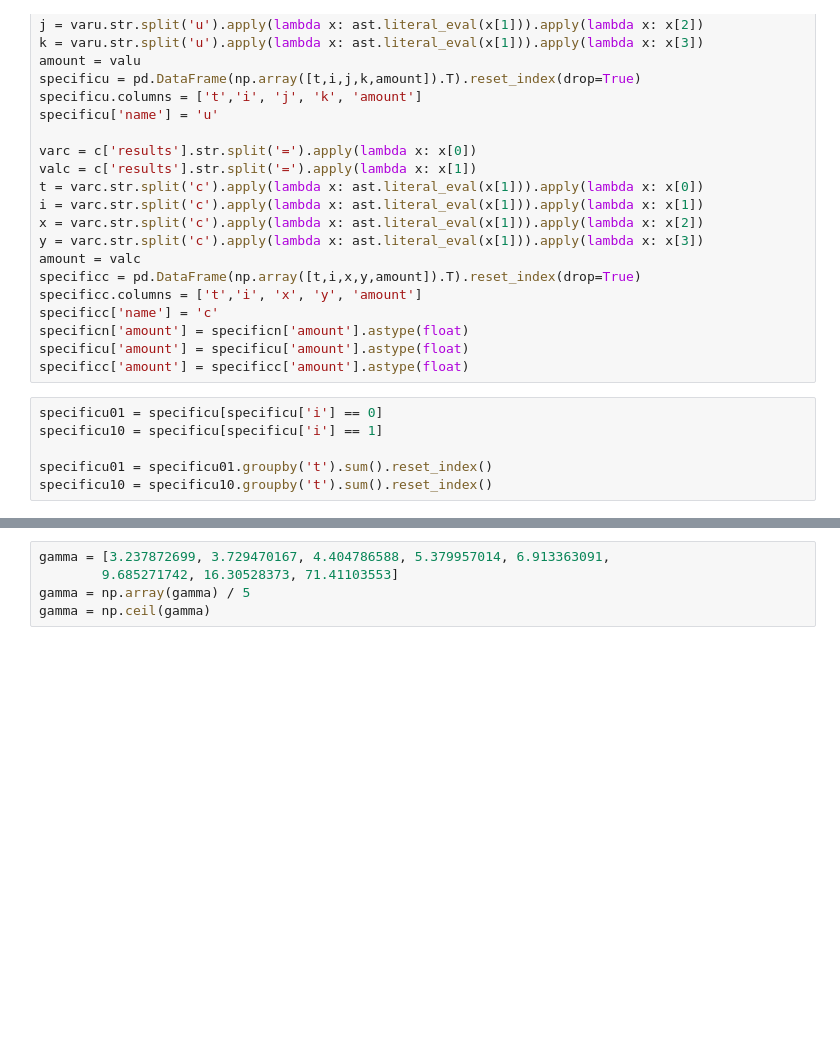
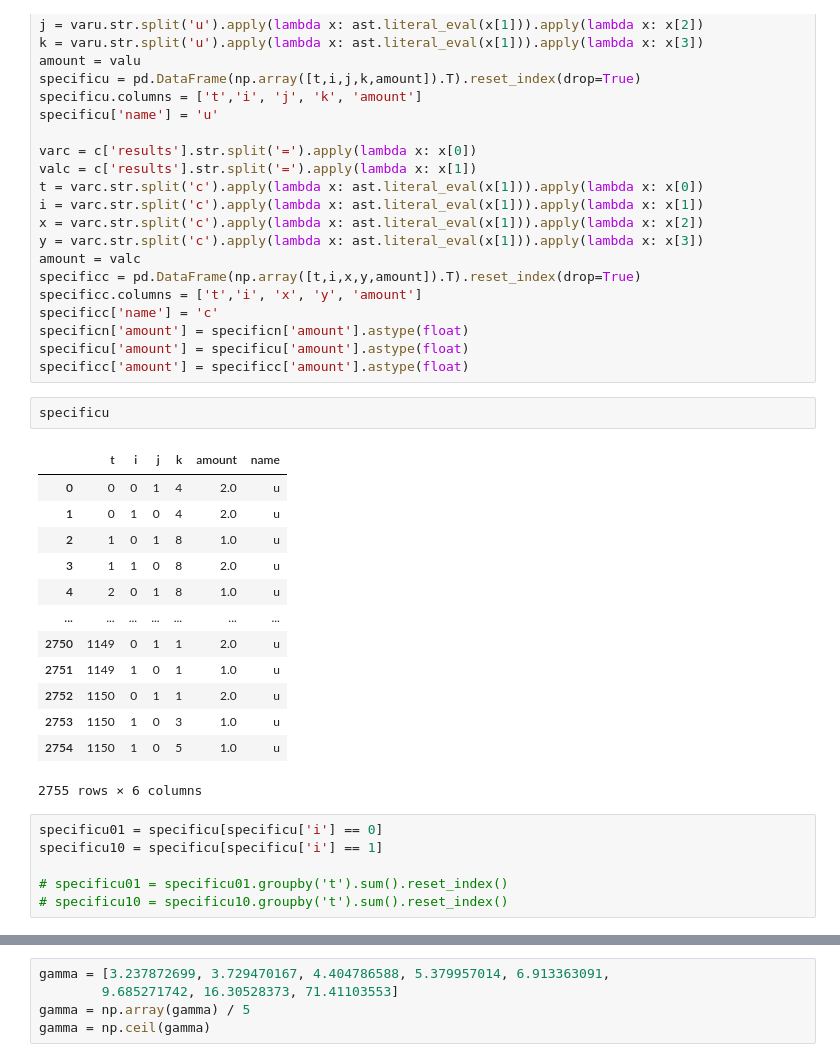
Before and after one commit to Xuan-1998/UAM_system_optimization, a Jupyter notebook: src:code/TestingFile.ipynb, the cells around one changed output, grey strips where cells are left out. Saved outputs shown, nothing was run; the diff lists cells and outputs as text; blank space fills up the shorter version.

```diff
--- a/src:code/TestingFile.ipynb
+++ b/src:code/TestingFile.ipynb
@@ -47,9 +47,25 @@ specificc['name'] = 'c'
 specificn['amount'] = specificn['amount'].astype(float)
 specificu['amount'] = specificu['amount'].astype(float)
 specificc['amount'] = specificc['amount'].astype(float)
+# %%
+specificu
+# %% [output]
+|  | t | i | j | k | amount | name |
+| 0 | 0 | 0 | 1 | 4 | 2.0 | u |
+| 1 | 0 | 1 | 0 | 4 | 2.0 | u |
+| 2 | 1 | 0 | 1 | 8 | 1.0 | u |
+| 3 | 1 | 1 | 0 | 8 | 2.0 | u |
+| 4 | 2 | 0 | 1 | 8 | 1.0 | u |
+| ... | ... | ... | ... | ... | ... | ... |
+| 2750 | 1149 | 0 | 1 | 1 | 2.0 | u |
+| 2751 | 1149 | 1 | 0 | 1 | 1.0 | u |
+| 2752 | 1150 | 0 | 1 | 1 | 2.0 | u |
+| 2753 | 1150 | 1 | 0 | 3 | 1.0 | u |
+| 2754 | 1150 | 1 | 0 | 5 | 1.0 | u |
+2755 rows × 6 columns
 # %%
 specificu01 = specificu[specificu['i'] == 0]
 specificu10 = specificu[specificu['i'] == 1]
 
-specificu01 = specificu01.groupby('t').sum().reset_index()
-specificu10 = specificu10.groupby('t').sum().reset_index()
+# specificu01 = specificu01.groupby('t').sum().reset_index()
+# specificu10 = specificu10.groupby('t').sum().reset_index()
```
Also changed, not shown: parts of 10 cells of this notebook.
